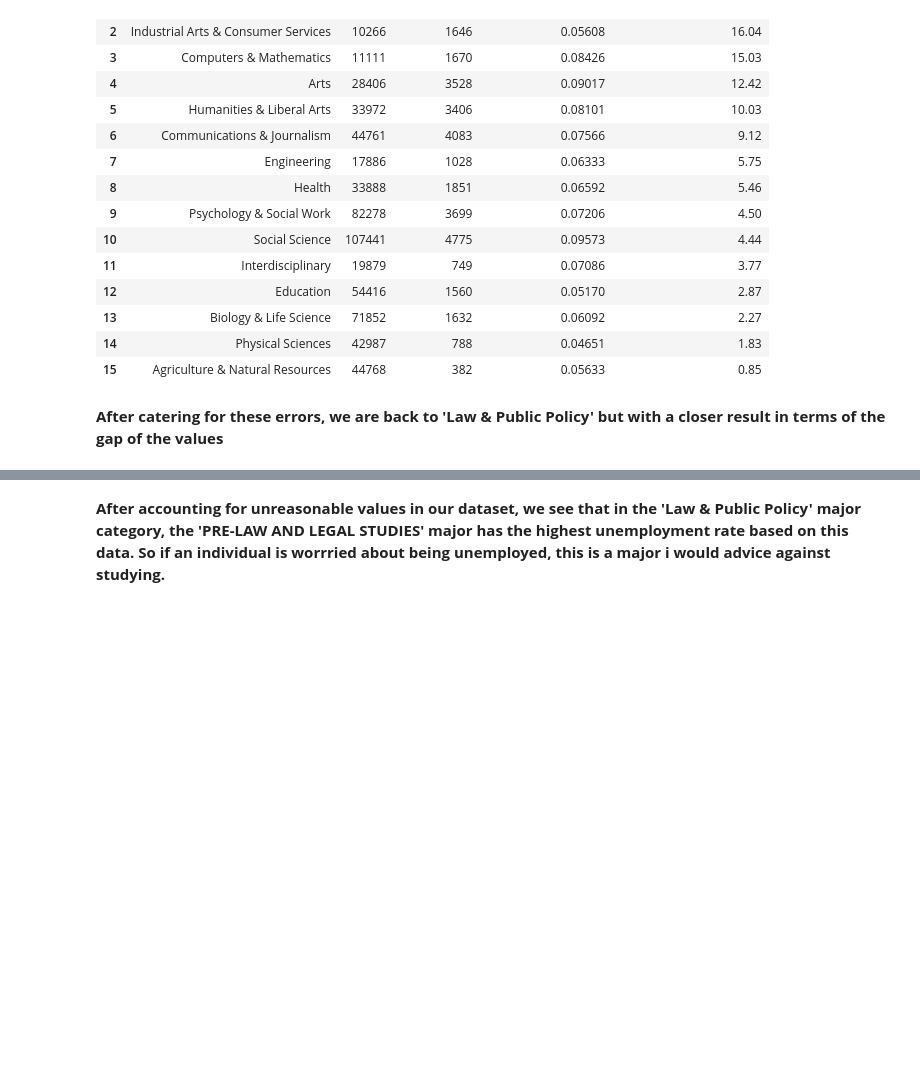
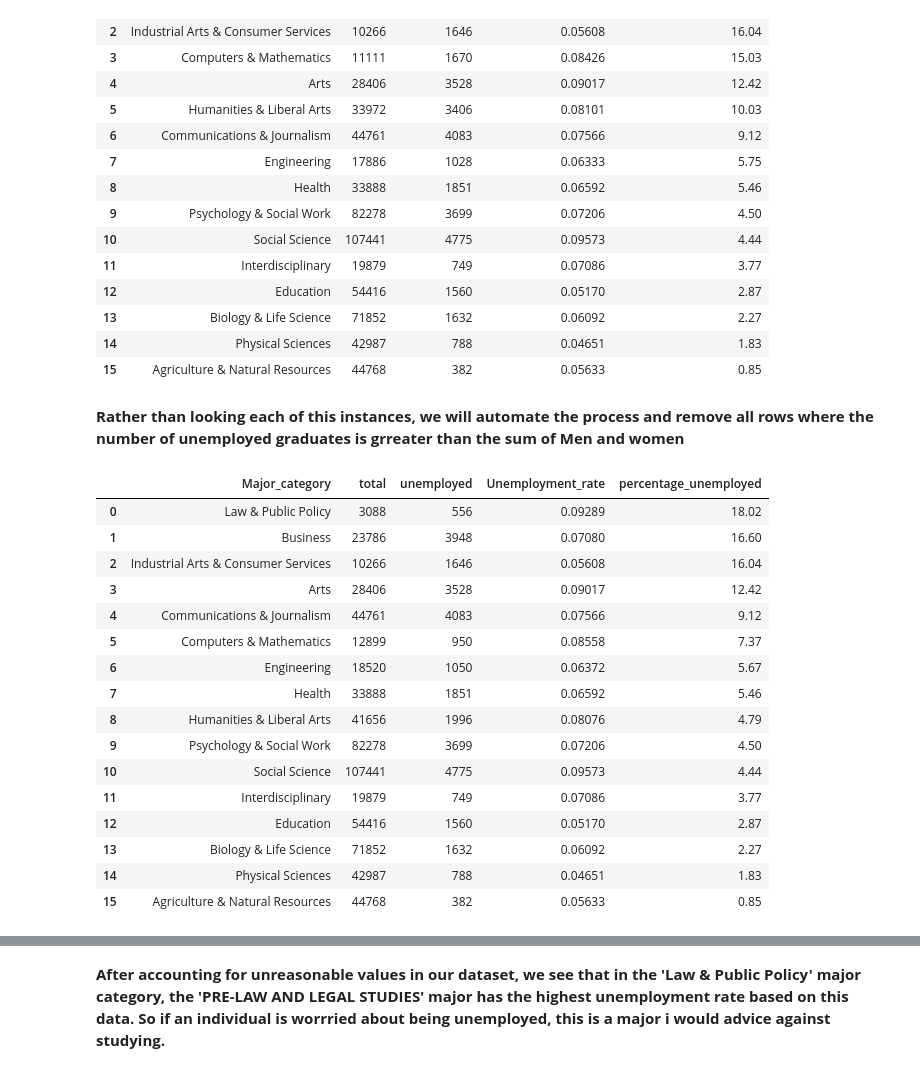
Before and after one commit to Uchencho/Graduate_Report_Analysis_Using_SQL, a Jupyter notebook: Graduate_choice_report.ipynb, the cells around one changed output, grey strips where cells are left out. Saved outputs shown, nothing was run; the diff lists cells and outputs as text; code cells hidden in the pictures; blank space fills up the shorter version.

```diff
--- a/Graduate_choice_report.ipynb
+++ b/Graduate_choice_report.ipynb
@@ -650,6 +650,40 @@ run_query(q19)
 | 13 | Biology & Life Science | 71852 | 1632 | 0.06092 | 2.27 |
 | 14 | Physical Sciences | 42987 | 788 | 0.04651 | 1.83 |
 | 15 | Agriculture & Natural Resources | 44768 | 382 | 0.05633 | 0.85 |
-# %% [markdown]
-__After catering for these errors, we are back to 'Law & Public Policy' but with a closer result in terms of the gap of the values__
+# %% [markdown]
+__Rather than looking each of this instances, we will automate the process and remove all rows where the number of unemployed graduates is grreater than the sum of Men and women__
+# %%
+#Catering for all instances
+q20 = '''SELECT Major_category,
+                CAST(AVG(real_tot) AS INT) total,
+                CAST(AVG(unemployed) AS INT) unemployed,
+                ROUND(AVG(Unemployment_rate), 5) Unemployment_rate,
+                ROUND(AVG(unemployed) / CAST(ROUND(AVG(real_tot)) AS FLOAT) * 100, 2) percentage_unemployed
+         FROM (SELECT *,
+                      (men + women) real_tot
+               FROM recent_grads
+               WHERE unemployed <= (men + women)
+               )
+         GROUP BY major_category
+         ORDER BY percentage_unemployed DESC
+            '''
+run_query(q20)
+# %% [output]
+|  | Major_category | total | unemployed | Unemployment_rate | percentage_unemployed |
+| 0 | Law & Public Policy | 3088 | 556 | 0.09289 | 18.02 |
+| 1 | Business | 23786 | 3948 | 0.07080 | 16.60 |
+| 2 | Industrial Arts & Consumer Services | 10266 | 1646 | 0.05608 | 16.04 |
+| 3 | Arts | 28406 | 3528 | 0.09017 | 12.42 |
+| 4 | Communications & Journalism | 44761 | 4083 | 0.07566 | 9.12 |
+| 5 | Computers & Mathematics | 12899 | 950 | 0.08558 | 7.37 |
+| 6 | Engineering | 18520 | 1050 | 0.06372 | 5.67 |
+| 7 | Health | 33888 | 1851 | 0.06592 | 5.46 |
+| 8 | Humanities & Liberal Arts | 41656 | 1996 | 0.08076 | 4.79 |
+| 9 | Psychology & Social Work | 82278 | 3699 | 0.07206 | 4.50 |
+| 10 | Social Science | 107441 | 4775 | 0.09573 | 4.44 |
+| 11 | Interdisciplinary | 19879 | 749 | 0.07086 | 3.77 |
+| 12 | Education | 54416 | 1560 | 0.05170 | 2.87 |
+| 13 | Biology & Life Science | 71852 | 1632 | 0.06092 | 2.27 |
+| 14 | Physical Sciences | 42987 | 788 | 0.04651 | 1.83 |
+| 15 | Agriculture & Natural Resources | 44768 | 382 | 0.05633 | 0.85 |
 # %%
```
Also changed, not shown: parts of 9 cells of this notebook.
